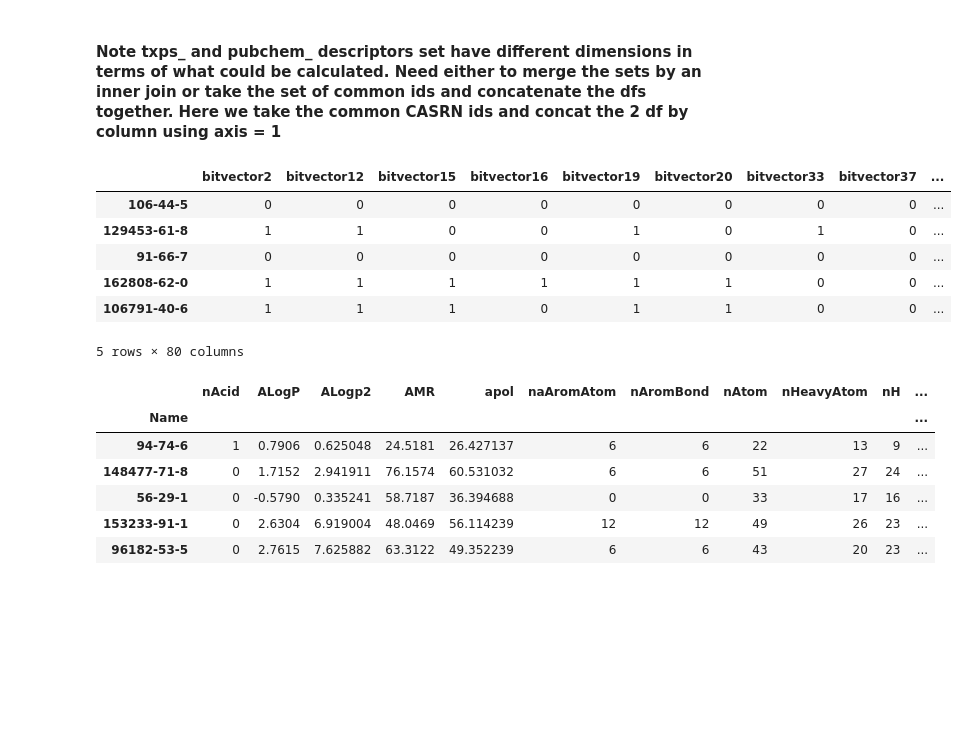
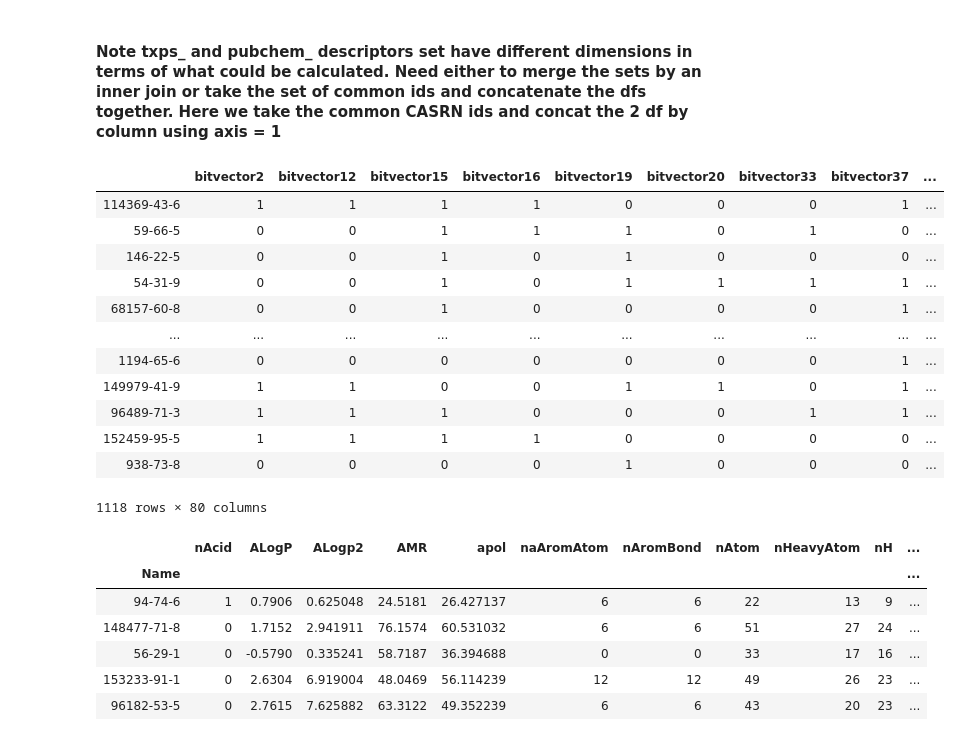
Before and after one commit to patlewig/httk, a Jupyter notebook: notebooks/02_Fub_predictions.ipynb, the cells around one changed output. Cells and saved outputs as stored; diff of their text form; code cells hidden in the pictures; blank space fills up the shorter version.

```diff
--- a/notebooks/02_Fub_predictions.ipynb
+++ b/notebooks/02_Fub_predictions.ipynb
@@ -156,15 +170,21 @@ pubchem_ = pubchem_.loc[ids]
 # %%
 fingerprints = pd.concat([pubchem_,txps_ ], axis =1)
 # %%
-fingerprints.head()
+fingerprints
 # %% [output]
 |  | bitvector2 | bitvector12 | bitvector15 | bitvector16 | bitvector19 | bitvector20 | bitvector33 | bitvector37 | ... |
-| 106-44-5 | 0 | 0 | 0 | 0 | 0 | 0 | 0 | 0 | ... |
-| 129453-61-8 | 1 | 1 | 0 | 0 | 1 | 0 | 1 | 0 | ... |
-| 91-66-7 | 0 | 0 | 0 | 0 | 0 | 0 | 0 | 0 | ... |
-| 162808-62-0 | 1 | 1 | 1 | 1 | 1 | 1 | 0 | 0 | ... |
-| 106791-40-6 | 1 | 1 | 1 | 0 | 1 | 1 | 0 | 0 | ... |
+| 114369-43-6 | 1 | 1 | 1 | 1 | 0 | 0 | 0 | 1 | ... |
+| 59-66-5 | 0 | 0 | 1 | 1 | 1 | 0 | 1 | 0 | ... |
+| 146-22-5 | 0 | 0 | 1 | 0 | 1 | 0 | 0 | 0 | ... |
+| 54-31-9 | 0 | 0 | 1 | 0 | 1 | 1 | 1 | 1 | ... |
+| 68157-60-8 | 0 | 0 | 1 | 0 | 0 | 0 | 0 | 1 | ... |
+| ... | ... | ... | ... | ... | ... | ... | ... | ... | ... |
+| 1194-65-6 | 0 | 0 | 0 | 0 | 0 | 0 | 0 | 1 | ... |
+| 149979-41-9 | 1 | 1 | 0 | 0 | 1 | 1 | 0 | 1 | ... |
+| 96489-71-3 | 1 | 1 | 1 | 0 | 0 | 0 | 1 | 1 | ... |
+| 152459-95-5 | 1 | 1 | 1 | 1 | 0 | 0 | 0 | 0 | ... |
+| 938-73-8 | 0 | 0 | 0 | 0 | 1 | 0 | 0 | 0 | ... |
-5 rows × 80 columns
+1118 rows × 80 columns
 # %%
 padel = pd.read_csv(processed_dir+'padel.csv', index_col = 'Name')
 # %%
```
Also changed, not shown: parts of 30 cells of this notebook.
